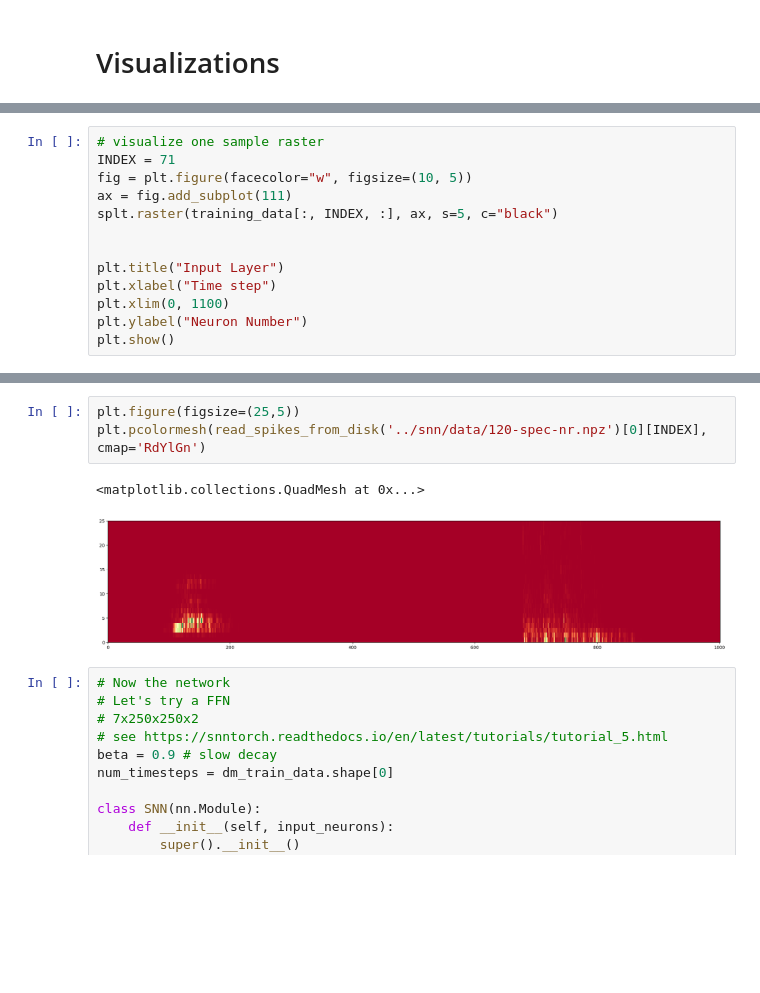
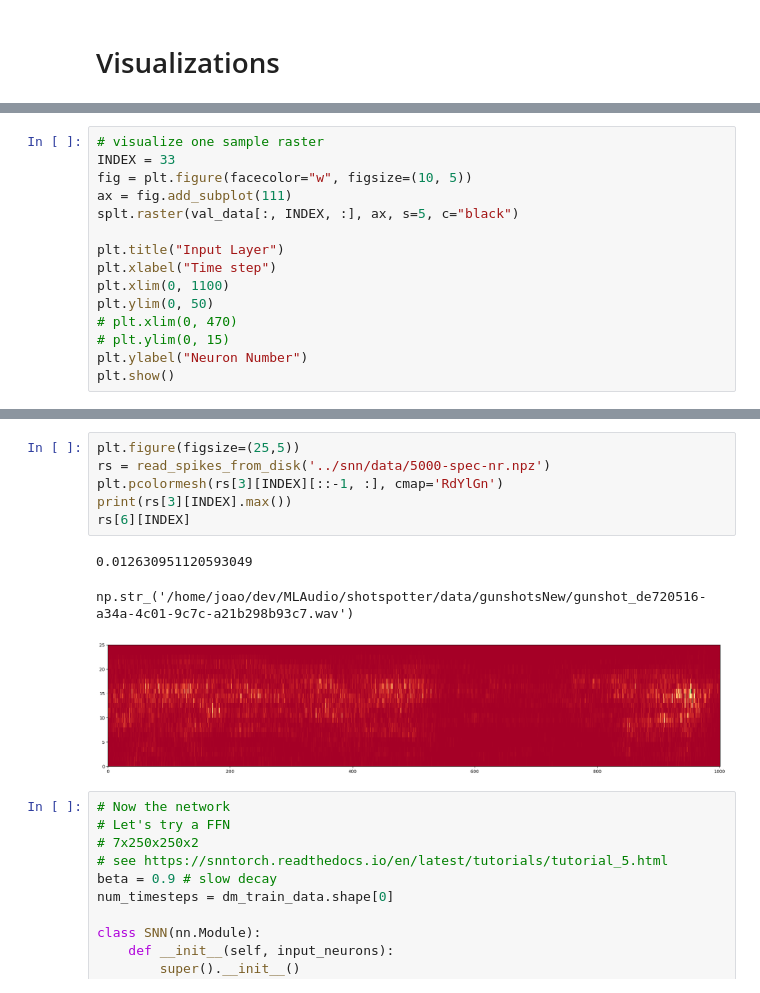
Before and after one commit to khood5/MLAudio, a Jupyter notebook: shotspotter/snn-torch/playground.ipynb, the cells around one changed output, grey strips where cells are left out. Cells and saved outputs as stored; diff of their text form; blank space fills up the shorter version.

```diff
--- a/shotspotter/snn-torch/playground.ipynb
+++ b/shotspotter/snn-torch/playground.ipynb
@@ -111,14 +122,16 @@ dm_val_data = spikegen.delta(val_data, threshold=0.0075)
 # %%
 # visualize one sample raster
-INDEX = 71
+INDEX = 33
 fig = plt.figure(facecolor="w", figsize=(10, 5))
 ax = fig.add_subplot(111)
-splt.raster(training_data[:, INDEX, :], ax, s=5, c="black")
-
+splt.raster(val_data[:, INDEX, :], ax, s=5, c="black")
 
 plt.title("Input Layer")
 plt.xlabel("Time step")
 plt.xlim(0, 1100)
+plt.ylim(0, 50)
+# plt.xlim(0, 470)
+# plt.ylim(0, 15)
 plt.ylabel("Neuron Number")
 plt.show()
 # %% [output]
@@ -126,9 +139,13 @@ plt.show()
 # %%
 plt.figure(figsize=(25,5))
-plt.pcolormesh(read_spikes_from_disk('../snn/data/120-spec-nr.npz')[0][INDEX], cmap='RdYlGn')
+rs = read_spikes_from_disk('../snn/data/5000-spec-nr.npz')
+plt.pcolormesh(rs[3][INDEX][::-1, :], cmap='RdYlGn')
+print(rs[3][INDEX].max())
+rs[6][INDEX]
 # %% [output]
-<matplotlib.collections.QuadMesh at 0x...>
+0.012630951120593049
+np.str_('/home/joao/dev/MLAudio/shotspotter/data/gunshotsNew/gunshot_de720516-a34a-4c01-9c7c-a21b298b93c7.wav')
-[figure, old version]
+[figure, new version]
 # %%
 # Now the network
 # Let's try a FFN
```
Also changed, not shown: parts of 13 cells of this notebook, 7 other files.
